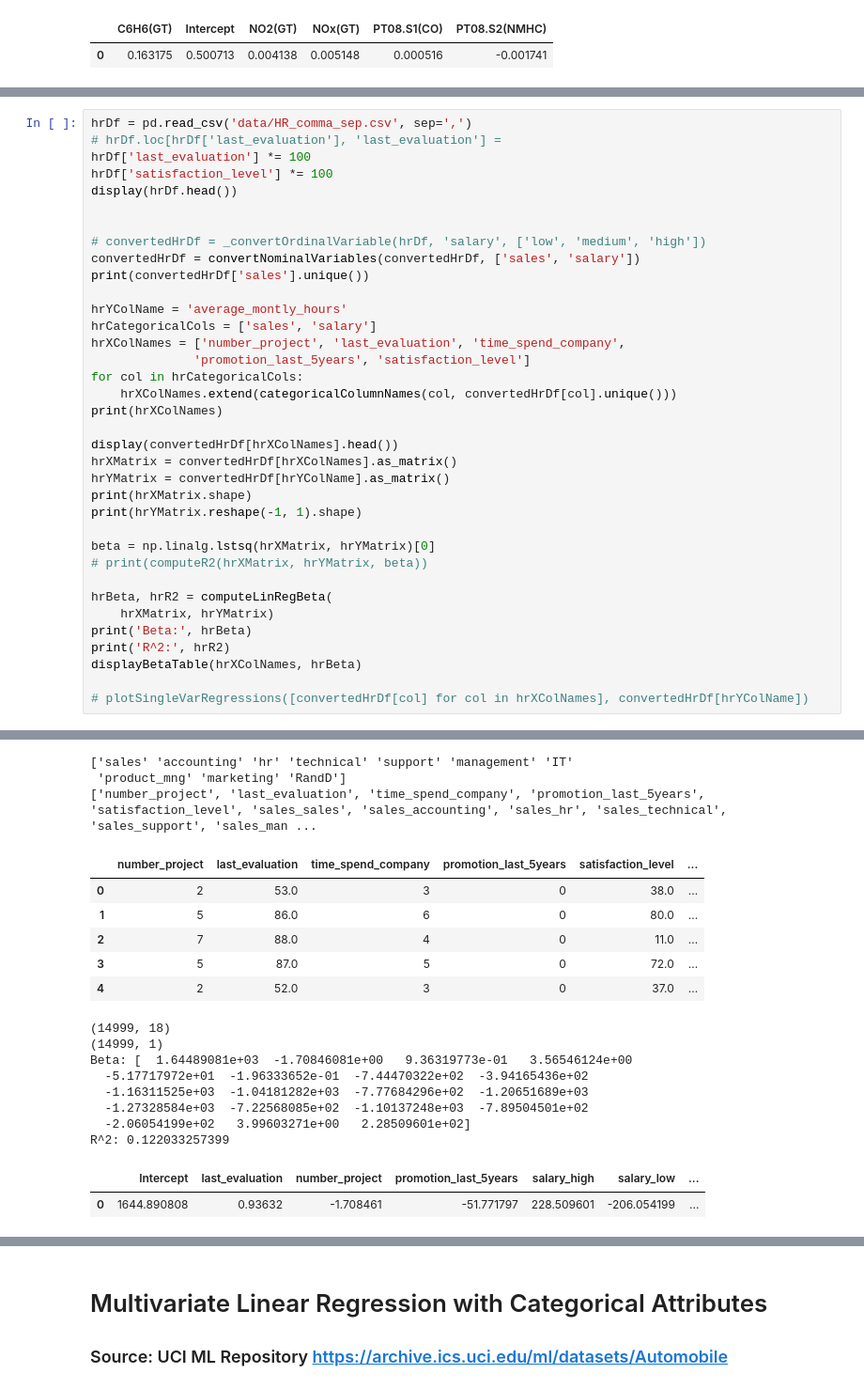
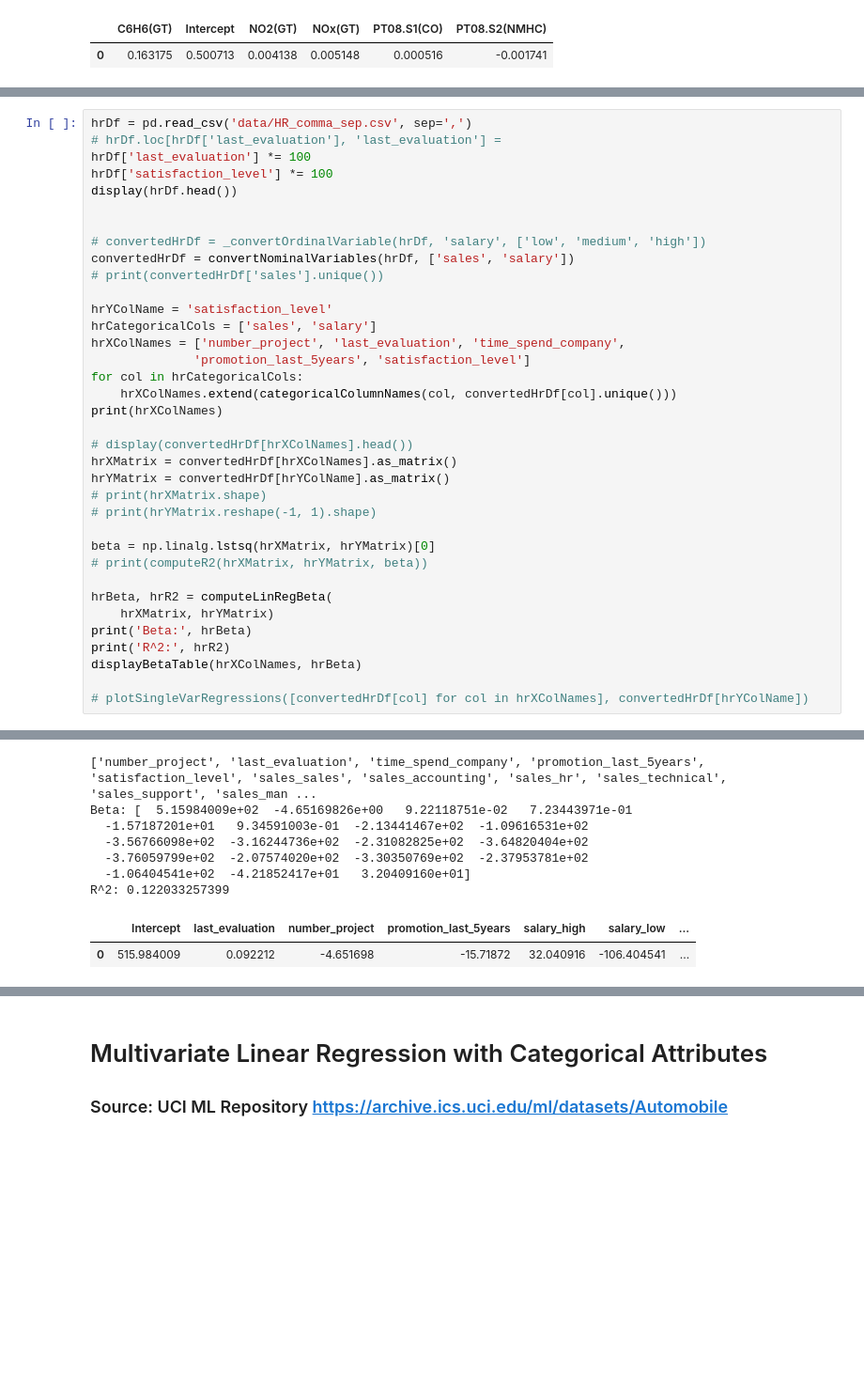
Before and after one commit to bcooper94/AdvancedDataMining, a Jupyter notebook: regression.ipynb, the cells around one changed output, grey strips where cells are left out. Shown at 94% size. Drawn from its saved outputs; the diff is of its cells as text; blank space fills up the shorter version.

```diff
--- a/regression.ipynb
+++ b/regression.ipynb
@@ -338,56 +343,46 @@ display(hrDf.head())
 
 
 # convertedHrDf = _convertOrdinalVariable(hrDf, 'salary', ['low', 'medium', 'high'])
-convertedHrDf = convertNominalVariables(convertedHrDf, ['sales', 'salary'])
-print(convertedHrDf['sales'].unique())
+convertedHrDf = convertNominalVariables(hrDf, ['sales', 'salary'])
+# print(convertedHrDf['sales'].unique())
 
-hrYColName = 'average_montly_hours'
+hrYColName = 'satisfaction_level'
 hrCategoricalCols = ['sales', 'salary']
 hrXColNames = ['number_project', 'last_evaluation', 'time_spend_company',
               'promotion_last_5years', 'satisfaction_level']
 for col in hrCategoricalCols:
     hrXColNames.extend(categoricalColumnNames(col, convertedHrDf[col].unique()))
 print(hrXColNames)
 
-display(convertedHrDf[hrXColNames].head())
+# display(convertedHrDf[hrXColNames].head())
 hrXMatrix = convertedHrDf[hrXColNames].as_matrix()
 hrYMatrix = convertedHrDf[hrYColName].as_matrix()
-print(hrXMatrix.shape)
-print(hrYMatrix.reshape(-1, 1).shape)
+# print(hrXMatrix.shape)
+# print(hrYMatrix.reshape(-1, 1).shape)
 
 beta = np.linalg.lstsq(hrXMatrix, hrYMatrix)[0]
 # print(computeR2(hrXMatrix, hrYMatrix, beta))
 
 hrBeta, hrR2 = computeLinRegBeta(
     hrXMatrix, hrYMatrix)
 print('Beta:', hrBeta)
 print('R^2:', hrR2)
 displayBetaTable(hrXColNames, hrBeta)
 
 # plotSingleVarRegressions([convertedHrDf[col] for col in hrXColNames], convertedHrDf[hrYColName])
 # %% [output]
 |  | satisfaction_level | last_evaluation | number_project | average_montly_hours | time_spend_company | ... |
 | 0 | 38.0 | 53.0 | 2 | 157 | 3 | ... |
 | 1 | 80.0 | 86.0 | 5 | 262 | 6 | ... |
 | 2 | 11.0 | 88.0 | 7 | 272 | 4 | ... |
 | 3 | 72.0 | 87.0 | 5 | 223 | 5 | ... |
 | 4 | 37.0 | 52.0 | 2 | 159 | 3 | ... |
-['sales' 'accounting' 'hr' 'technical' 'support' 'management' 'IT'
- 'product_mng' 'marketing' 'RandD']
 ['number_project', 'last_evaluation', 'time_spend_company', 'promotion_last_5years', 'satisfaction_level', 'sales_sales', 'sales_accounting', 'sales_hr', 'sales_technical', 'sales_support', 'sales_man ...
+Beta: [  5.15984009e+02  -4.65169826e+00   9.22118751e-02   7.23443971e-01
+  -1.57187201e+01   9.34591003e-01  -2.13441467e+02  -1.09616531e+02
+  -3.56766098e+02  -3.16244736e+02  -2.31082825e+02  -3.64820404e+02
+  -3.76059799e+02  -2.07574020e+02  -3.30350769e+02  -2.37953781e+02
+  -1.06404541e+02  -4.21852417e+01   3.20409160e+01]
+R^2: 0.122033257399
-|  | number_project | last_evaluation | time_spend_company | promotion_last_5years | satisfaction_level | ... |
-| 0 | 2 | 53.0 | 3 | 0 | 38.0 | ... |
-| 1 | 5 | 86.0 | 6 | 0 | 80.0 | ... |
-| 2 | 7 | 88.0 | 4 | 0 | 11.0 | ... |
-| 3 | 5 | 87.0 | 5 | 0 | 72.0 | ... |
-| 4 | 2 | 52.0 | 3 | 0 | 37.0 | ... |
+|  | Intercept | last_evaluation | number_project | promotion_last_5years | salary_high | salary_low | ... |
+| 0 | 515.984009 | 0.092212 | -4.651698 | -15.71872 | 32.040916 | -106.404541 | ... |
-(14999, 18)
-(14999, 1)
-Beta: [  1.64489081e+03  -1.70846081e+00   9.36319773e-01   3.56546124e+00
-  -5.17717972e+01  -1.96333652e-01  -7.44470322e+02  -3.94165436e+02
-  -1.16311525e+03  -1.04181282e+03  -7.77684296e+02  -1.20651689e+03
-  -1.27328584e+03  -7.22568085e+02  -1.10137248e+03  -7.89504501e+02
-  -2.06054199e+02   3.99603271e+00   2.28509601e+02]
-R^2: 0.122033257399
-|  | Intercept | last_evaluation | number_project | promotion_last_5years | salary_high | salary_low | ... |
-| 0 | 1644.890808 | 0.93632 | -1.708461 | -51.771797 | 228.509601 | -206.054199 | ... |
```
Also changed, not shown: parts of 11 cells of this notebook, 4 other files.
